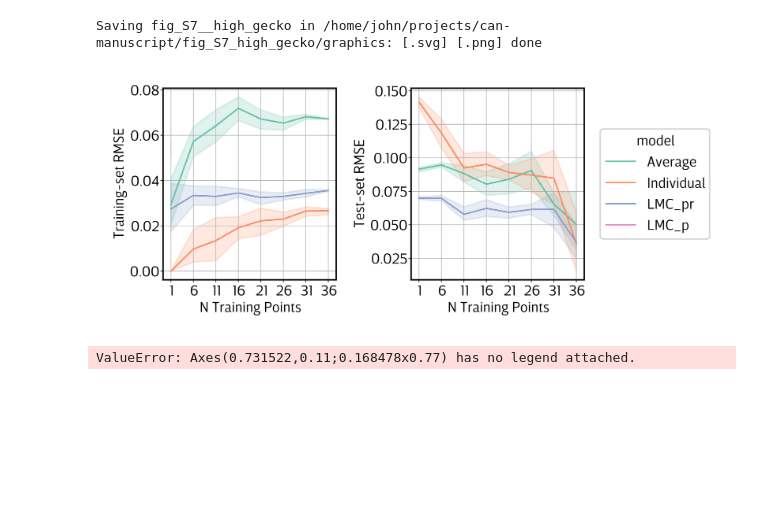
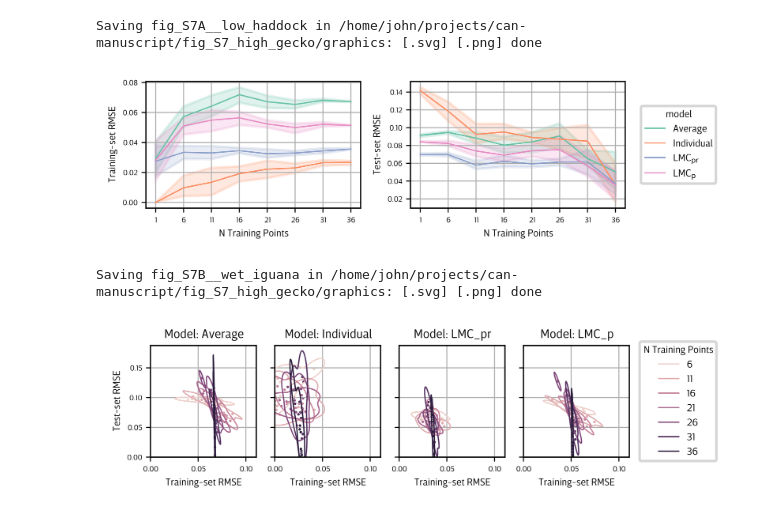
Before and after one commit to JohnGoertz/can-manuscript, a Jupyter notebook: fig_S7_high_gecko/code/fig_S7__high_gecko__xval_plotting.ipynb, the cells around one changed output. Saved outputs shown, nothing was run; the diff lists cells and outputs as text; code cells hidden in the pictures; blank space fills up the shorter version.

Commit message:
S7 high_gecko cross-validation Avg, Ind, LMCpr, LMCp with plotting

```diff
--- a/fig_S7_high_gecko/code/fig_S7__high_gecko__xval_plotting.ipynb
+++ b/fig_S7_high_gecko/code/fig_S7__high_gecko__xval_plotting.ipynb
@@ -20,6 +20,22 @@ gen_pth = fig_pth / "generated"
 gen_pth.mkdir(exist_ok=True)
 
 plt.style.use(str(can.style.breve))
+# %%
+linewidth = 1
+ticklabelsize = 6
+labelsize = 8
+titlesize = labelsize + 2
+
+plt.rcParams["lines.linewidth"] = linewidth
+plt.rcParams["axes.linewidth"] = linewidth
+plt.rcParams["font.size"] = labelsize
+plt.rcParams["axes.titlesize"] = titlesize
+plt.rcParams["axes.labelsize"] = labelsize
+plt.rcParams["xtick.labelsize"] = ticklabelsize
+plt.rcParams["ytick.labelsize"] = ticklabelsize
+plt.rcParams["legend.fontsize"] = labelsize
+plt.rcParams["legend.title_fontsize"] = labelsize
+plt.rcParams["figure.titlesize"] = titlesize
 # %%
 xval_avg = pd.read_csv(gen_pth / "Avg_model_xval.csv")
 xval_ind = pd.read_csv(gen_pth / "Ind_model_xval.csv")
@@ -46,37 +62,46 @@ xval = xval.rename(columns={
     'Test_NLPD': 'Test-set NLPD',
 }).reset_index(drop=True)
 # %%
-fig, axes = plt.subplots(1, 2, figsize=(12, 5), sharex=True)
+fig, axes = plt.subplots(1, 2, figsize=(7, 2), sharex=True)
 for ax, y in zip(axes.flatten(), ["Training-set RMSE", "Test-set RMSE"]):
 
     sns.lineplot(
         ax=ax,
-        data=xval,
+        data=xval.replace(
+            {
+                "model": {
+                    "Average": "Average",
+                    "Individual": "Individual",
+                    "LMC_pr": r"LMC$_{pr}$",
+                    "LMC_p": r"LMC$_{p}$",
+                }
+            }
+        ),
         x="N Training Points",
         y=y,
         hue="model",
         errorbar="ci",
         palette="Set2",
     )
     # ax.set_title(f"{y} vs N Training Points")
     ax.grid(True)
     ax.set_xticks(xval["N Training Points"].unique())
 
     if ax == axes.flatten()[-1]:
         sns.move_legend(ax, "center left", bbox_to_anchor=(1.05, 0.5))
     else:
         ax.legend().remove()
 
 plt.tight_layout()
 
-savefig(plt.gcf(), alias='high_gecko')
+savefig(plt.gcf(), alias='low_haddock')
 # %% [output]
-Saving fig_S7__high_gecko in /home/john/projects/can-manuscript/fig_S7_high_gecko/graphics: [.svg] [.png] done
+Saving fig_S7A__low_haddock in /home/john/projects/can-manuscript/fig_S7_high_gecko/graphics: [.svg] [.png] done
-[figure, old version]
+[figure, new version]
 # %%
 models = xval["model"].unique()
 n_m = len(models)
-fig, axes = plt.subplots(1, n_m, figsize=(5*n_m, 5), sharex=True, sharey=True)
+fig, axes = plt.subplots(1, n_m, figsize=(7, 2), sharex=True, sharey=True)
 
 for ax, model in zip(axes.flat, models):
     data = xval[(xval["model"] == model) & (xval["N Training Points"] > 1)]
@@ -87,6 +112,7 @@ for ax, model in zip(axes.flat, models):
         x="Training-set RMSE",
         y="Test-set RMSE",
         hue="N Training Points",
+        s=5,
         legend=True,
     )
     sns.kdeplot(
@@ -100,6 +126,8 @@ for ax, model in zip(axes.flat, models):
     )
     ax.set_title(f"Model: {model}")
     ax.grid(True)
+    ax.set_ylim(0, None)
+    ax.set_xlim(0, None)
 
     if ax == axes.flatten()[-1]:
         sns.move_legend(ax, "center left", bbox_to_anchor=(1.05, 0.5))
@@ -108,6 +136,7 @@ for ax, model in zip(axes.flat, models):
 
 
 plt.tight_layout()
-savefig(plt.gcf(), alias="high_gecko")
+savefig(plt.gcf(), alias="wet_iguana")
 # %% [output]
-ValueError: Axes(0.731522,0.11;0.168478x0.77) has no legend attached.
+Saving fig_S7B__wet_iguana in /home/john/projects/can-manuscript/fig_S7_high_gecko/graphics: [.svg] [.png] done
+[figure, added]
```
Also changed, not shown: 7 other files.
